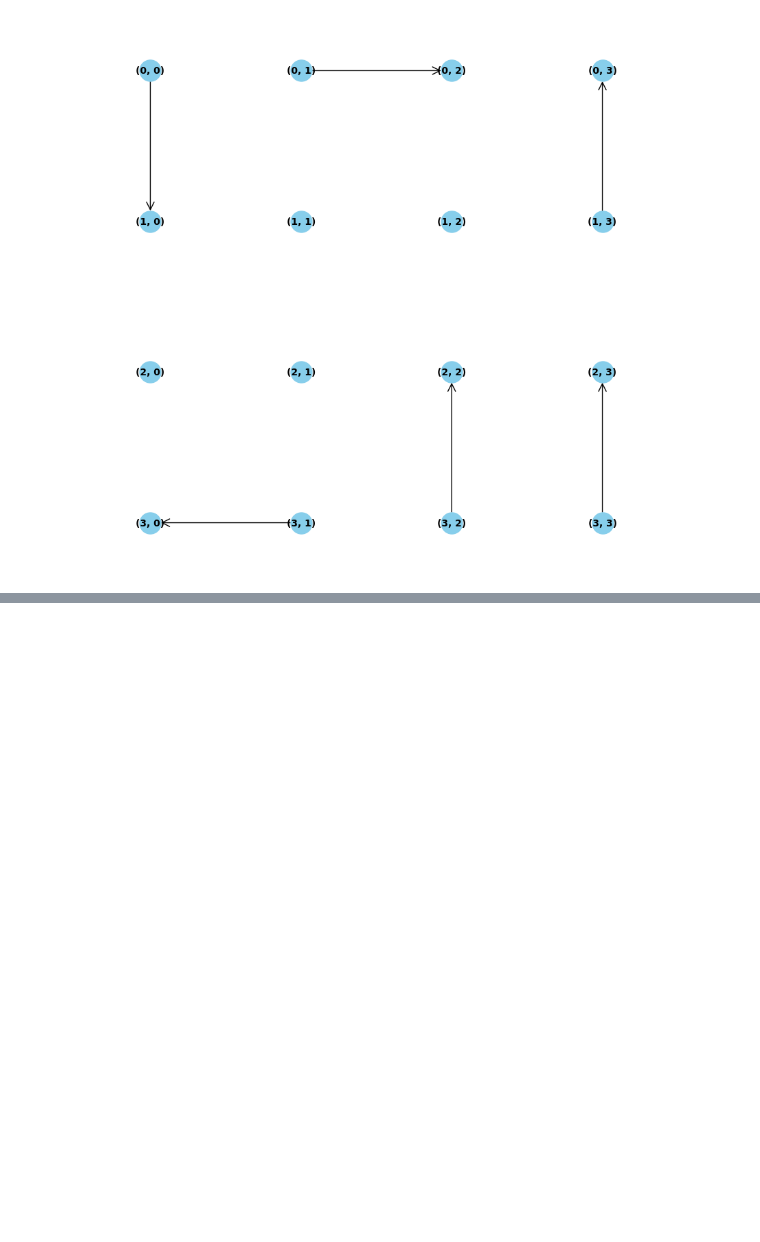
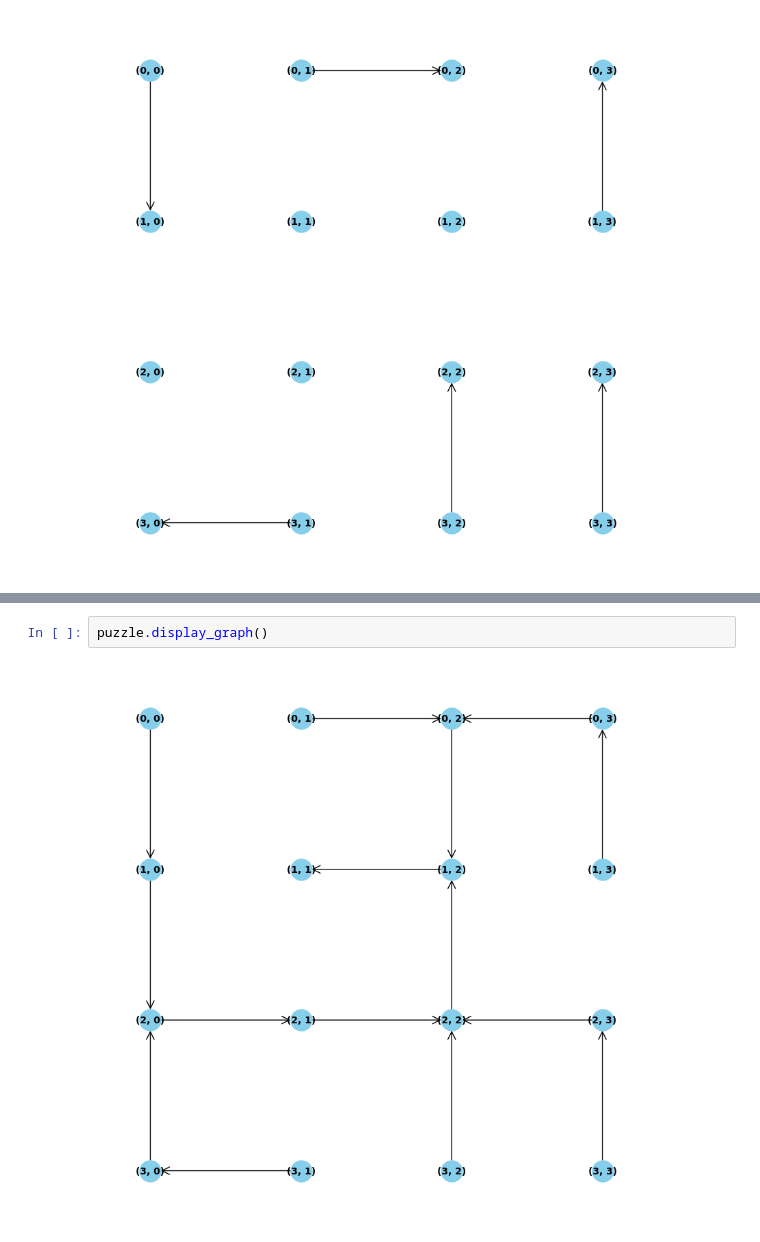
Before and after one commit to LonchamptMathis/roma-puzzle-solver, a Jupyter notebook: example.ipynb, the cells around one changed output, grey strips where cells are left out. Cells and saved outputs as stored; diff of their text form; blank space fills up the shorter version.

```diff
--- a/example.ipynb
+++ b/example.ipynb
@@ -54,0 +70,4 @@ puzzle.display_graph()
+# %%
+puzzle.display_graph()
+# %% [output]
+[figure, added]
```
Also changed, not shown: parts of 5 cells of this notebook.
